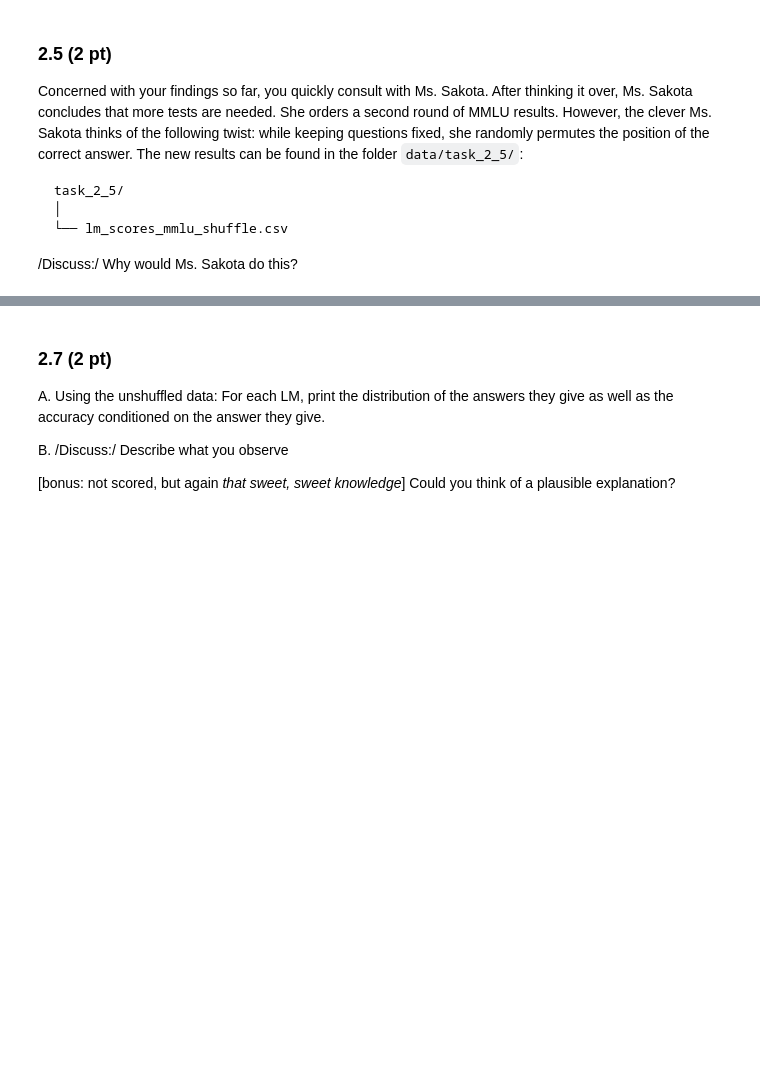
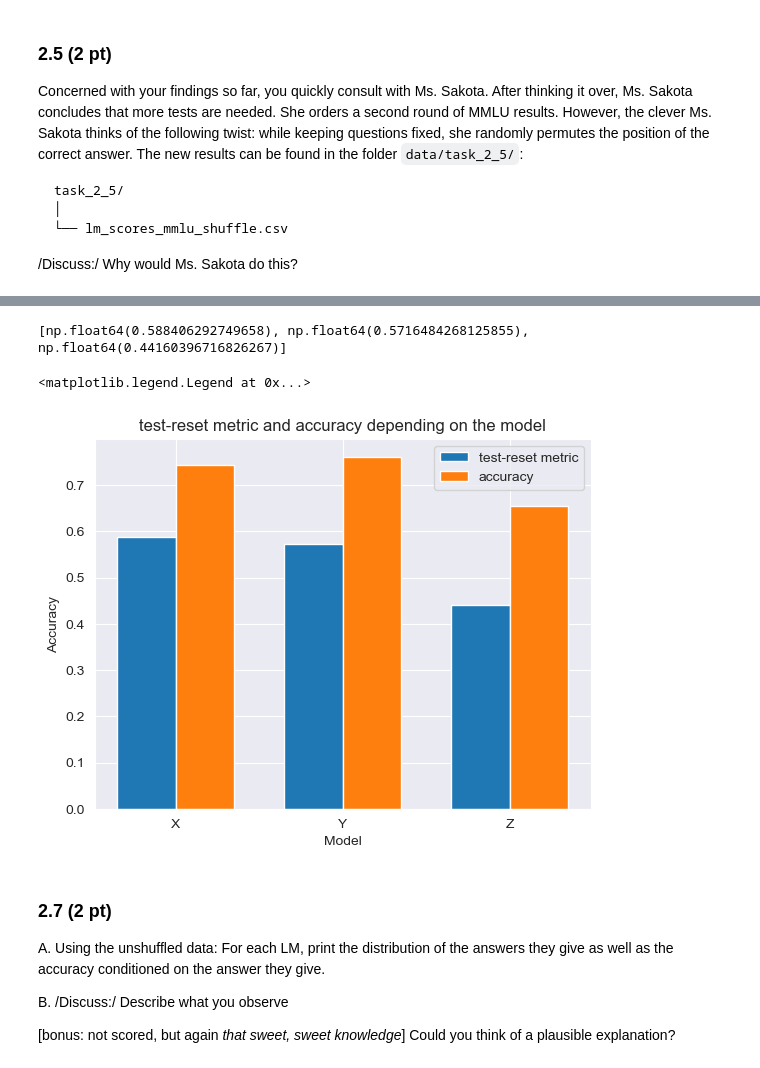
Before and after one commit to aiglegivree/ada_2025, a Jupyter notebook: Homework/01_PROJECT_NEUTRALITY/analysis.ipynb, the cells around one changed output, grey strips where cells are left out. Cells and saved outputs as stored; diff of their text form; code cells hidden in the pictures; blank space fills up the shorter version.

```diff
--- a/Homework/01_PROJECT_NEUTRALITY/analysis.ipynb
+++ b/Homework/01_PROJECT_NEUTRALITY/analysis.ipynb
@@ -560,3 +610,34 @@ Task: compute the test-retest metric for each language model using the original
+# %%
+df_shuffle=pd.read_csv('task_2_5/lm_scores_mmlu_shuffle.csv')
+model =['X', 'Y', 'Z']
+N = df_mmlu['question_id'].count()
+tr_metric=np.array(N)
+tr=[0,0,0]
+accuracy=[0,0,0]
+for i in range(len(model)) :
+    mmlu=df_mmlu[df_mmlu['model_name']==model[i]]['correct']
+    shuffle=df_shuffle[df_mmlu['model_name'] == model[i]]['correct']
+    for n in range(N):
+        tr_metric=mmlu*shuffle
+    tr[i]=tr_metric.mean()
+    accuracy[i]=mmlu.mean()
+print(tr)
+
+x = np.arange(3)
+width = 0.35
+fig ,ax = plt.subplots()
+bars1=ax.bar(x-width/2,tr ,width,label='test-reset metric')
+bars2=ax.bar(x+width/2,accuracy,width,label='accuracy')
+ax.set_xticks(x)
+ax.set_xticklabels(model)
+ax.set_title('test-reset metric and accuracy depending on the model')
+ax.set_xlabel('Model')
+ax.set_ylabel('Accuracy')
+ax.legend()
+# %% [output]
+[np.float64(0.588406292749658), np.float64(0.5716484268125855), np.float64(0.44160396716826267)]
+<matplotlib.legend.Legend at 0x...>
+[figure, added]
 # %% [markdown]
 ### 2.7 (2 pt)
 
```
Also changed, not shown: parts of 21 cells of this notebook.
